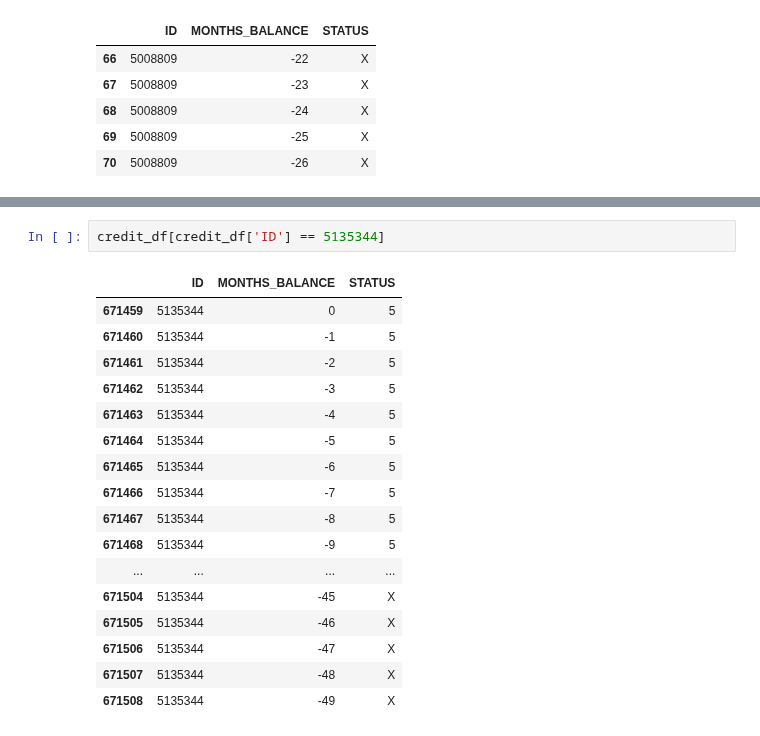
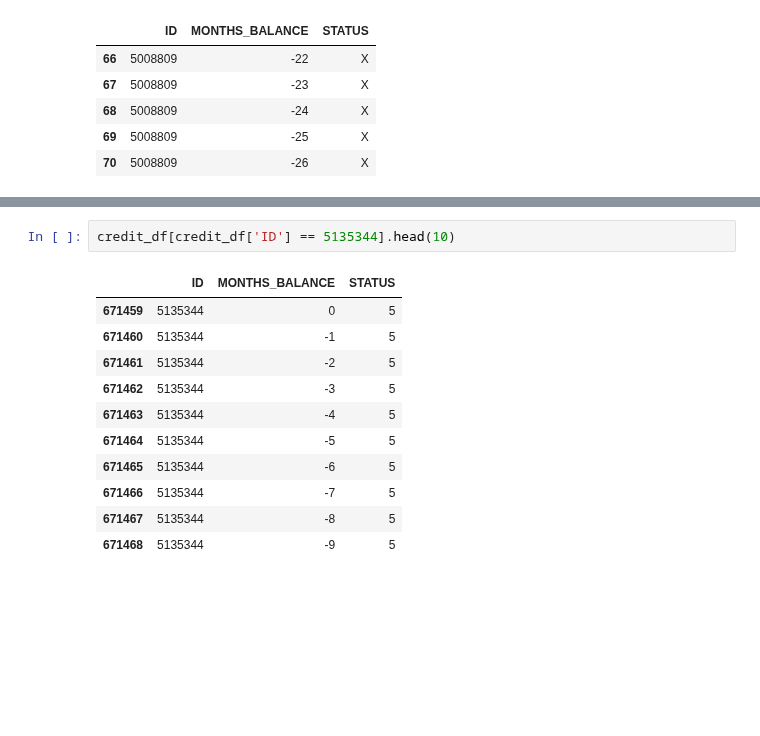
Before and after one commit to EnricoMiche1210760/prediction-of-creditworthiness-for-credit-card-issuance, a Jupyter notebook: main.ipynb, the cells around one changed output, grey strips where cells are left out. Saved outputs shown, nothing was run; the diff lists cells and outputs as text; blank space fills up the shorter version.

```diff
--- a/main.ipynb
+++ b/main.ipynb
@@ -330,20 +297,14 @@ for id in ids:
 # %%
-credit_df[credit_df['ID'] == 5135344]
+credit_df[credit_df['ID'] == 5135344].head(10)
 # %% [output]
 |  | ID | MONTHS_BALANCE | STATUS |
 | 671459 | 5135344 | 0 | 5 |
 | 671460 | 5135344 | -1 | 5 |
 | 671461 | 5135344 | -2 | 5 |
 | 671462 | 5135344 | -3 | 5 |
 | 671463 | 5135344 | -4 | 5 |
 | 671464 | 5135344 | -5 | 5 |
 | 671465 | 5135344 | -6 | 5 |
 | 671466 | 5135344 | -7 | 5 |
 | 671467 | 5135344 | -8 | 5 |
 | 671468 | 5135344 | -9 | 5 |
-| ... | ... | ... | ... |
-| 671504 | 5135344 | -45 | X |
-| 671505 | 5135344 | -46 | X |
-| 671506 | 5135344 | -47 | X |
-| 671507 | 5135344 | -48 | X |
-| 671508 | 5135344 | -49 | X |
```
Also changed, not shown: parts of 14 cells of this notebook.
